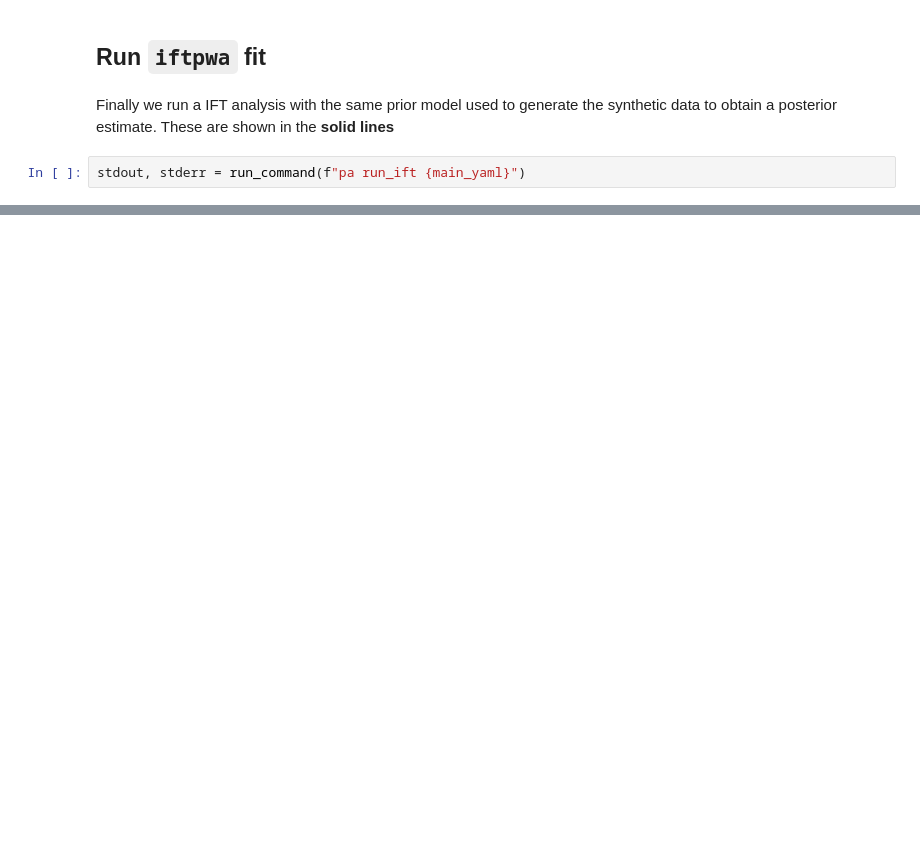
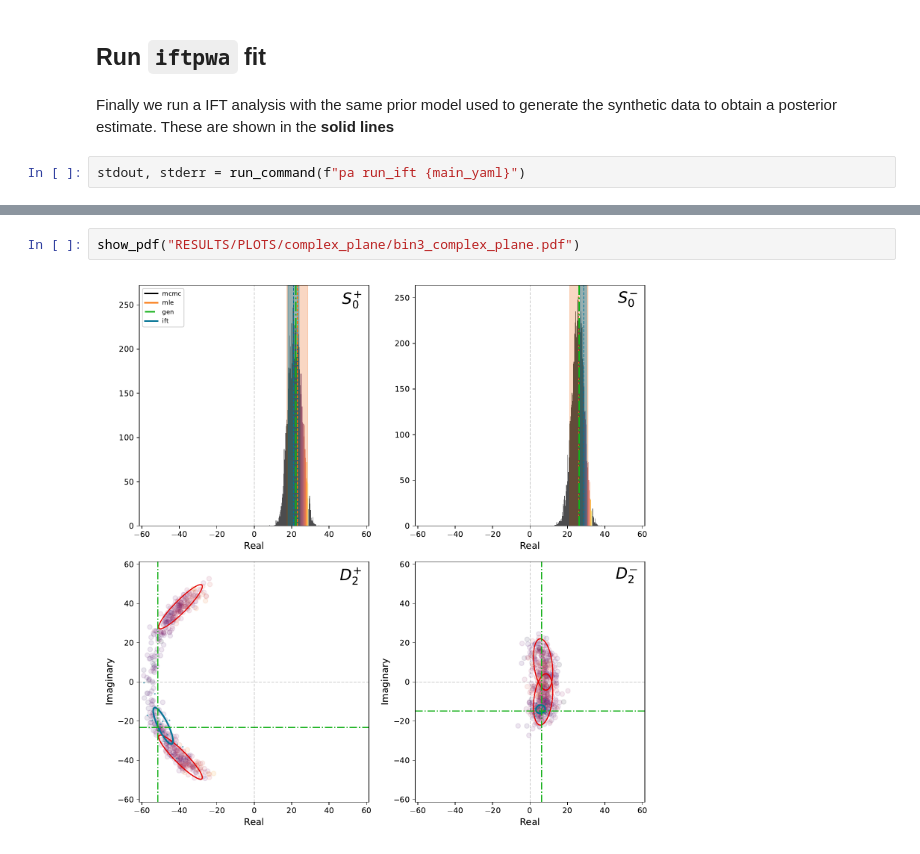
Before and after one commit to lan13005/PyAmpTools, a Jupyter notebook: _sources/demos/analysis_chain.ipynb, the cells around one changed output, grey strips where cells are left out. Cells and saved outputs as stored; diff of their text form; blank space fills up the shorter version.

```diff
--- a/_sources/demos/analysis_chain.ipynb
+++ b/_sources/demos/analysis_chain.ipynb
@@ -126,0 +173,4 @@ del resultManager
+# %%
+show_pdf("RESULTS/PLOTS/complex_plane/bin3_complex_plane.pdf")
+# %% [output]
+[figure, added]
```
Also changed, not shown: parts of 14 cells of this notebook, 39 other files.
